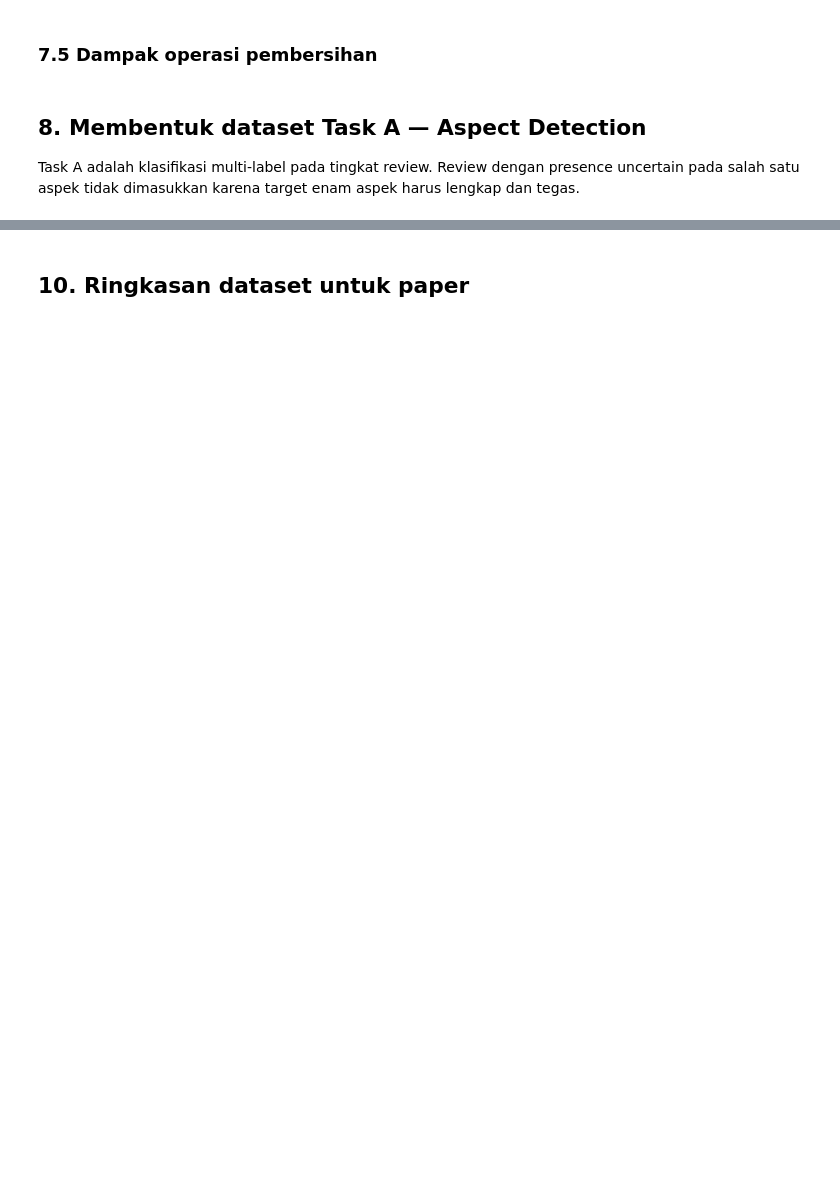
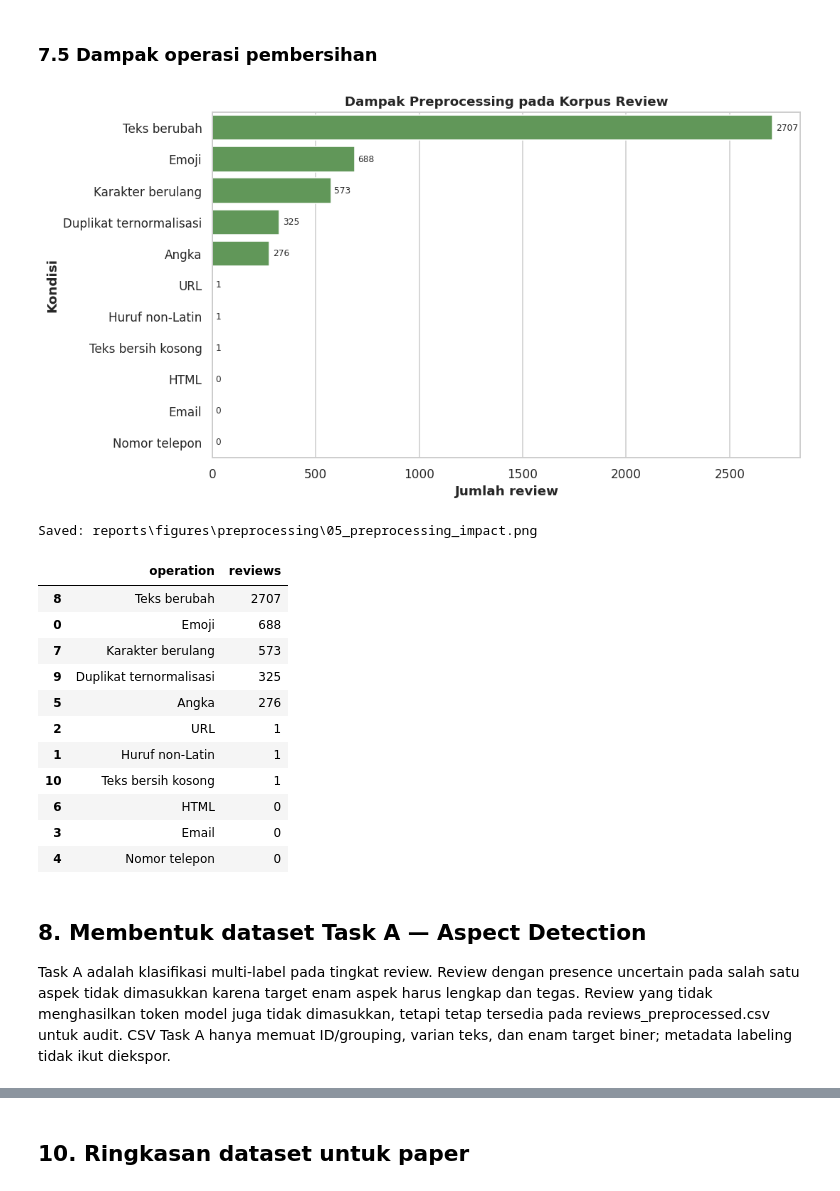
Before and after one commit to Hafizh220705/brewscope-coffee-insights, a Jupyter notebook: notebooks/01_preprocessing.ipynb, the cells around one changed output, grey strips where cells are left out. Cells and saved outputs as stored; diff of their text form; code cells hidden in the pictures; blank space fills up the shorter version.

```diff
--- a/notebooks/01_preprocessing.ipynb
+++ b/notebooks/01_preprocessing.ipynb
@@ -591,21 +799,31 @@ def stable_group_id(text: str, prefix: str = "TXT") -> str:
     return f"{prefix}_{digest}"
 
 
-reviews["duplicate_group_id"] = reviews["text_clean"].map(stable_group_id)
+reviews["leakage_group_text"] = reviews["text_no_stopwords_stemmed"].where(
+    reviews["text_no_stopwords_stemmed"].str.strip().ne(""),
+    reviews["text_clean"],
+)
+reviews["duplicate_group_id"] = reviews["leakage_group_text"].map(
+    stable_group_id
+)
 reviews["duplicate_group_size"] = reviews.groupby("duplicate_group_id")[
     "review_id"
 ].transform("size")
 reviews["is_normalized_duplicate"] = reviews["duplicate_group_size"].gt(1)
+modeling_reviews = reviews.loc[reviews["modeling_text_eligible"]].copy()
 
 quality_summary = pd.DataFrame(
     {
         "metric": [
             "Review unik",
+            "Review eligible untuk modeling",
+            "Review dikeluarkan karena teks",
             "Teks berubah setelah preprocessing",
             "Teks kosong setelah preprocessing",
             "Review pada duplicate group",
-            "Duplicate group unik",
+            "Duplicate group modeling",
             "Mengandung emoji",
+            "Mengandung huruf non-Latin",
             "Mengandung URL",
             "Mengandung nomor",
             "Mengandung karakter berulang",
@@ -614,11 +832,14 @@ quality_summary = pd.DataFrame(
         ],
         "value": [
             len(reviews),
+            len(modeling_reviews),
+            (~reviews["modeling_text_eligible"]).sum(),
             reviews["text_changed"].sum(),
             reviews["clean_text_empty"].sum(),
             reviews["is_normalized_duplicate"].sum(),
-            reviews["duplicate_group_id"].nunique(),
+            modeling_reviews["duplicate_group_id"].nunique(),
             reviews["had_emoji"].sum(),
+            reviews["had_non_latin_letter"].sum(),
             reviews["had_url"].sum(),
             reviews["had_number"].sum(),
             reviews["had_repeated_characters"].sum(),
@@ -644,10 +865,15 @@ display(
     .head(20)
 )
 
-if reviews["clean_text_empty"].any():
+if (~reviews["modeling_text_eligible"]).any():
     display(
         reviews.loc[
-            reviews["clean_text_empty"],
-            ["review_id", "review_text_raw", "text_clean"],
+            ~reviews["modeling_text_eligible"],
+            [
+                "review_id",
+                "review_text_raw",
+                "text_clean",
+                "text_exclusion_reason",
+            ],
         ]
     )
@@ -838,43 +1179,59 @@ save_figure("04_sentiment_distribution_by_aspect.png")
 # %%
 impact_columns = {
     "had_emoji": "Emoji",
+    "had_non_latin_letter": "Huruf non-Latin",
     "had_url": "URL",
     "had_email": "Email",
     "had_phone": "Nomor telepon",
     "had_number": "Angka",
     "had_html": "HTML",
     "had_repeated_characters": "Karakter berulang",
     "text_changed": "Teks berubah",
     "is_normalized_duplicate": "Duplikat ternormalisasi",
     "clean_text_empty": "Teks bersih kosong",
 }
 preprocessing_impact = pd.DataFrame(
     {
         "operation": list(impact_columns.values()),
         "reviews": [
             int(reviews[column].sum()) for column in impact_columns
         ],
     }
 ).sort_values("reviews", ascending=False)
 
 plt.figure(figsize=(10, 5.5))
 axis = sns.barplot(
     data=preprocessing_impact,
     x="reviews",
     y="operation",
     color="#59A14F",
 )
 add_bar_labels(axis)
 plt.title("Dampak Preprocessing pada Korpus Review")
 plt.xlabel("Jumlah review")
 plt.ylabel("Kondisi")
 save_figure("05_preprocessing_impact.png")
 
 display(preprocessing_impact)
+# %% [output]
+[figure, added]
+Saved: reports\figures\preprocessing\05_preprocessing_impact.png
+|  | operation | reviews |
+| 8 | Teks berubah | 2707 |
+| 0 | Emoji | 688 |
+| 7 | Karakter berulang | 573 |
+| 9 | Duplikat ternormalisasi | 325 |
+| 5 | Angka | 276 |
+| 2 | URL | 1 |
+| 1 | Huruf non-Latin | 1 |
+| 10 | Teks bersih kosong | 1 |
+| 6 | HTML | 0 |
+| 3 | Email | 0 |
+| 4 | Nomor telepon | 0 |
 # %% [markdown]
 ## 8. Membentuk dataset Task A — Aspect Detection
 
-Task A adalah klasifikasi multi-label pada tingkat review. Review dengan presence uncertain pada salah satu aspek tidak dimasukkan karena target enam aspek harus lengkap dan tegas.
+Task A adalah klasifikasi multi-label pada tingkat review. Review dengan presence uncertain pada salah satu aspek tidak dimasukkan karena target enam aspek harus lengkap dan tegas. Review yang tidak menghasilkan token model juga tidak dimasukkan, tetapi tetap tersedia pada reviews_preprocessed.csv untuk audit. CSV Task A hanya memuat ID/grouping, varian teks, dan enam target biner; metadata labeling tidak ikut diekspor.
 # %%
 presence_matrix = pairs.pivot(
     index="review_id",
```
Also changed, not shown: parts of 27 cells of this notebook, 33 other files.
